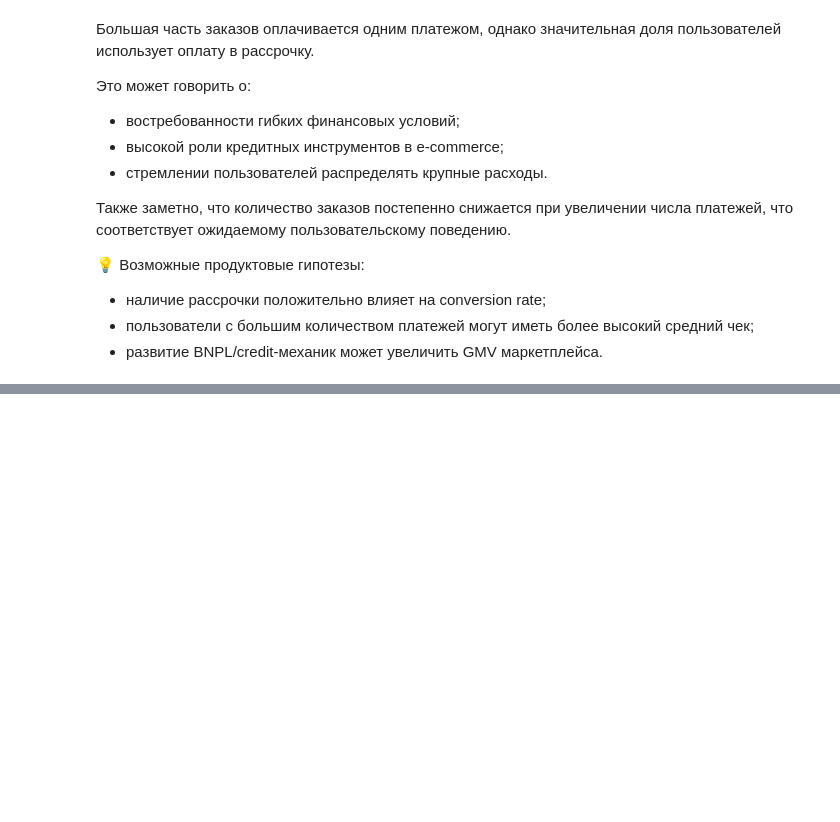
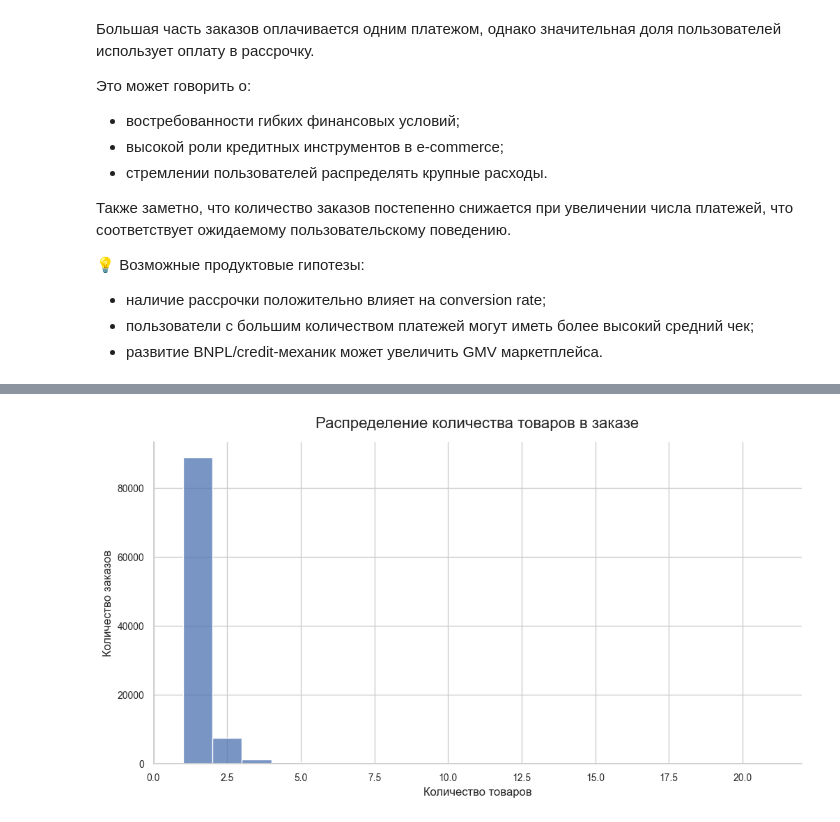
Before and after one commit to Malentaaa/product-analytics-project, a Jupyter notebook: project.ipynb, the cells around one changed output, grey strips where cells are left out. Cells and saved outputs as stored; diff of their text form; code cells hidden in the pictures; blank space fills up the shorter version.

```diff
--- a/project.ipynb
+++ b/project.ipynb
@@ -723,0 +758,22 @@ plt.show()
+# %%
+items_per_order = (
+    items
+    .groupby('order_id')['order_item_id']
+    .count()
+)
+
+plt.figure(figsize=(12,6))
+
+sns.histplot(
+    items_per_order,
+    bins=20
+)
+
+plt.title('Распределение количества товаров в заказе', pad=15)
+plt.xlabel('Количество товаров')
+plt.ylabel('Количество заказов')
+
+sns.despine()
+plt.show()
+# %% [output]
+[figure, added]
```
Also changed, not shown: parts of 16 cells of this notebook.
